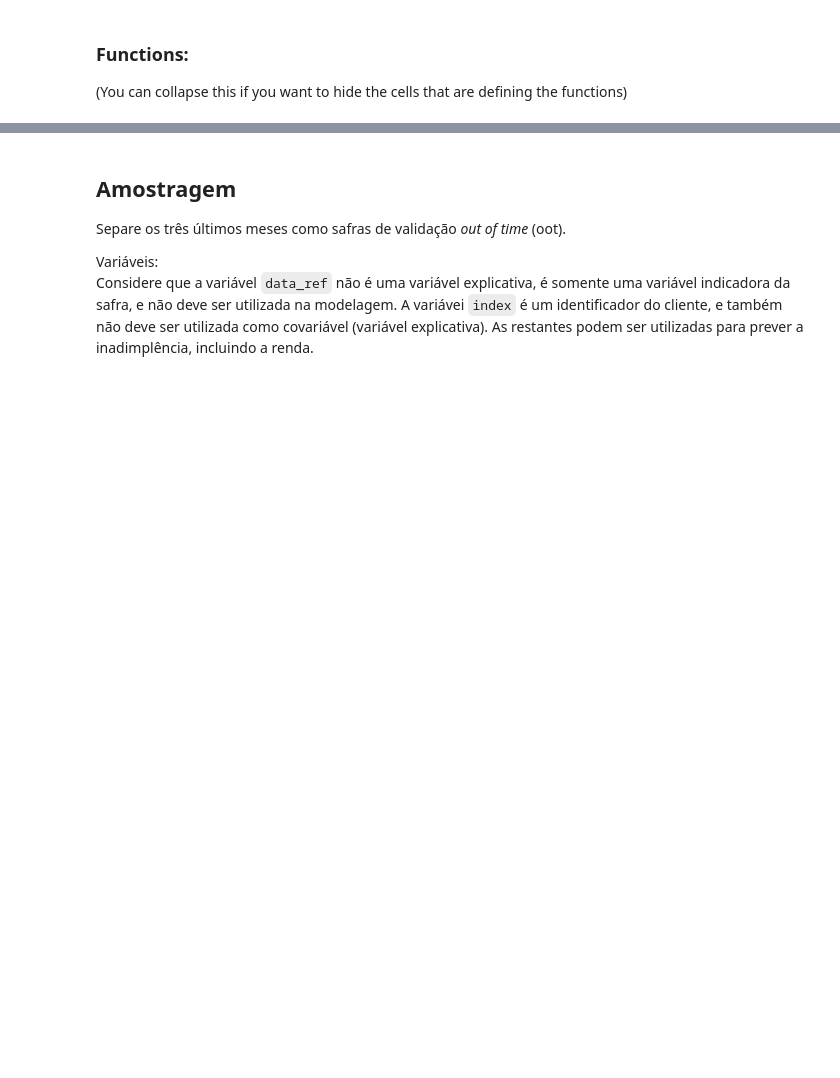
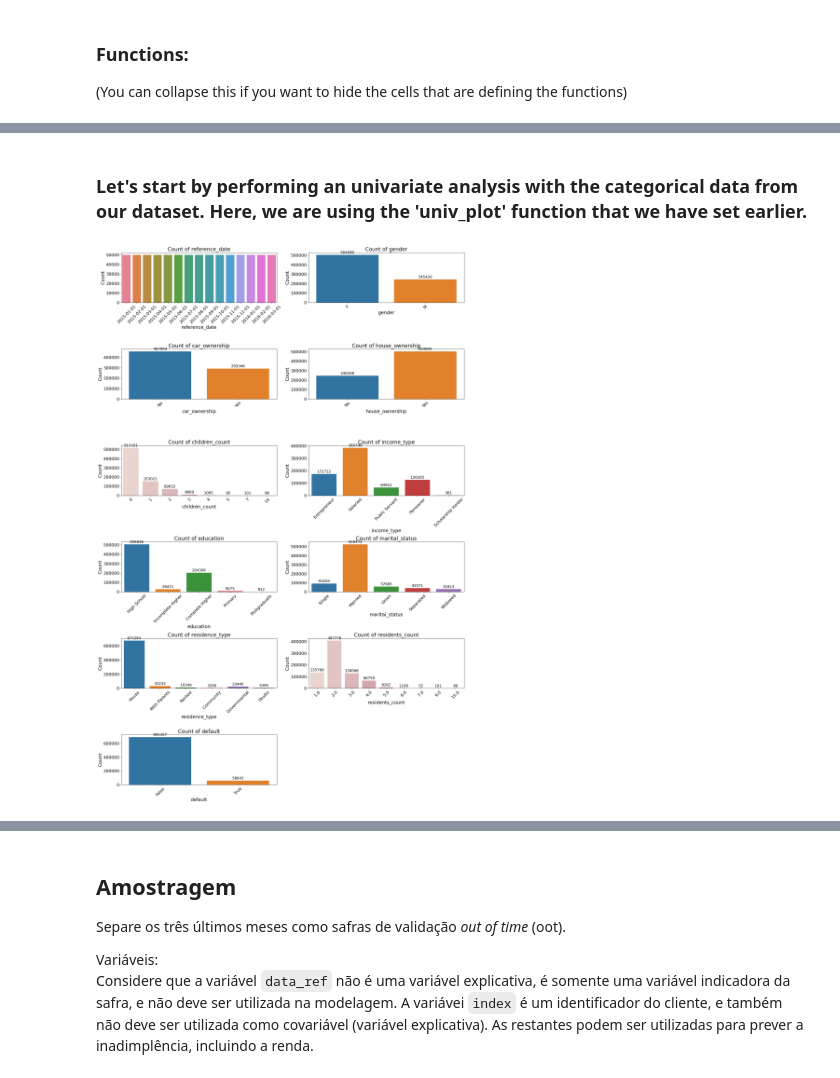
Before and after one commit to PedroHang/Credit-Scoring-Project, a Jupyter notebook: credit_scoring_original.ipynb, the cells around one changed output, grey strips where cells are left out. Cells and saved outputs as stored; diff of their text form; code cells hidden in the pictures; blank space fills up the shorter version.

```diff
--- a/credit_scoring_original.ipynb
+++ b/credit_scoring_original.ipynb
@@ -383,0 +422,7 @@ def biv_plot(df, x, y, threshold=15, sample_size=500):
+# %% [markdown]
+### Let's start by performing an univariate analysis with the categorical data from our dataset. Here, we are using the 'univ_plot' function that we have set earlier.
+# %%
+%%time
+univ_plot(df)
+# %% [output]
+[figure, added]
```
Also changed, not shown: parts of 16 cells of this notebook, 1 other file.
